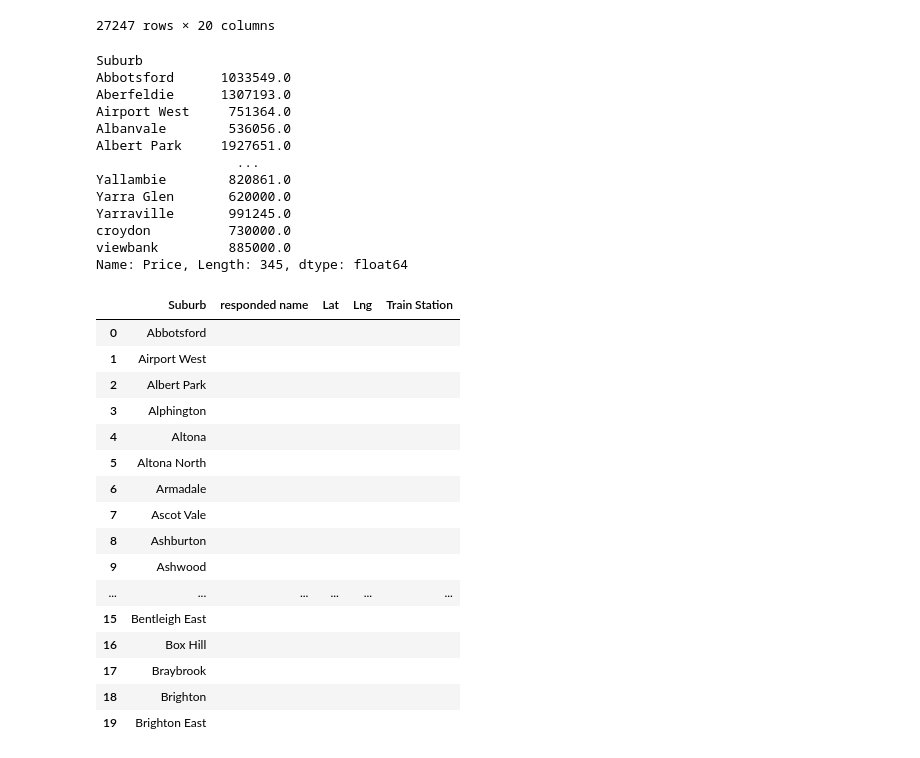
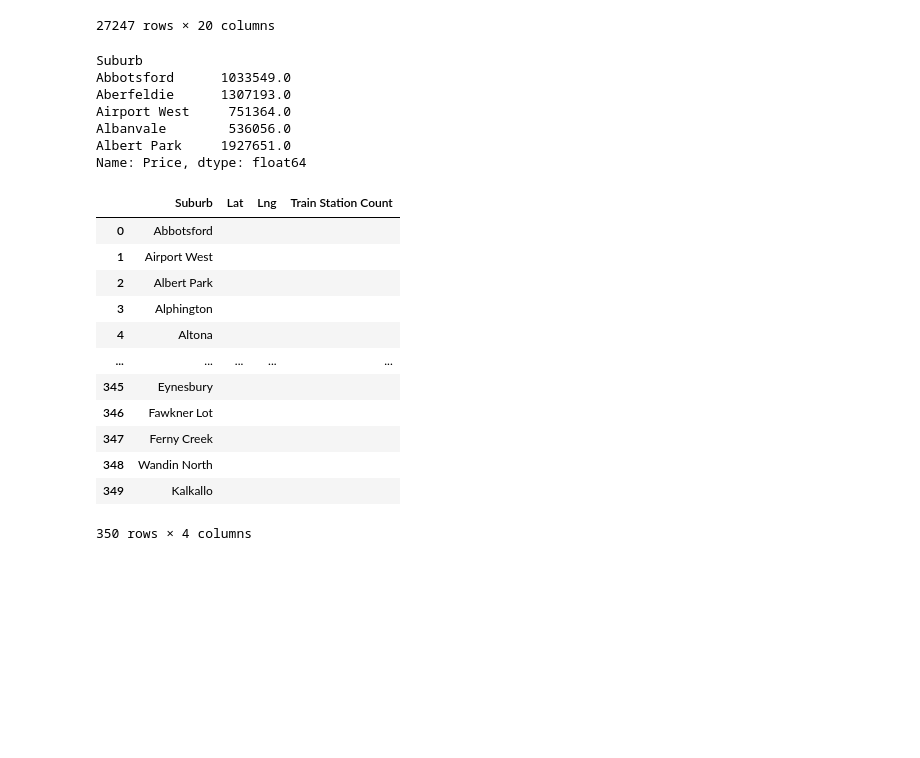
Before and after one commit to Franco1230/Data-Bootcamp-Project-1, a Jupyter notebook: Main.ipynb, the cells around one changed output. Saved outputs shown, nothing was run; the diff lists cells and outputs as text; code cells hidden in the pictures; blank space fills up the shorter version.

```diff
--- a/Main.ipynb
+++ b/Main.ipynb
@@ -124,7 +124,7 @@ cleaned_house_data
 27247 rows × 20 columns
 # %%
 suburbs_price_mean = round(cleaned_house_data.groupby("Suburb").mean()["Price"], 0)
-suburbs_price_mean
+suburbs_price_mean.head()
 # %% [output]
 Suburb
 Abbotsford      1033549.0
@@ -132,13 +132,7 @@ Aberfeldie      1307193.0
 Airport West     751364.0
 Albanvale        536056.0
 Albert Park     1927651.0
-                  ...
-Yallambie        820861.0
-Yarra Glen       620000.0
-Yarraville       991245.0
-croydon          730000.0
-viewbank         885000.0
-Name: Price, Length: 345, dtype: float64
+Name: Price, dtype: float64
 # %%
 # # Drop un-needed columns from the original data frame
 # train_station_df = house_data.loc[:, ["Suburb", "Lattitude", "Longtitude"]]
@@ -147,32 +141,27 @@ Name: Price, Length: 345, dtype: float64
 # %%
 # Drop un-needed columns from the original data frame
 train_station_df = house_data.loc[:, ["Suburb"]]
-train_station_df["responded name"] = ""
 train_station_df["Lat"] = ""
 train_station_df["Lng"] = ""
-train_station_df["Train Station"] = ""
+train_station_df["Train Station Count"] = ""
 train_station_df = train_station_df.dropna()
 train_station_df = train_station_df.drop_duplicates("Suburb")
 train_station_df = train_station_df.reset_index(drop = True)
-train_station_df.head(20)
+train_station_df.head(-1)
 # %% [output]
-|  | Suburb | responded name | Lat | Lng | Train Station |
-| 0 | Abbotsford |  |  |  |  |
-| 1 | Airport West |  |  |  |  |
-| 2 | Albert Park |  |  |  |  |
-| 3 | Alphington |  |  |  |  |
-| 4 | Altona |  |  |  |  |
-| 5 | Altona North |  |  |  |  |
-| 6 | Armadale |  |  |  |  |
-| 7 | Ascot Vale |  |  |  |  |
-| 8 | Ashburton |  |  |  |  |
-| 9 | Ashwood |  |  |  |  |
-| ... | ... | ... | ... | ... | ... |
-| 15 | Bentleigh East |  |  |  |  |
-| 16 | Box Hill |  |  |  |  |
-| 17 | Braybrook |  |  |  |  |
-| 18 | Brighton |  |  |  |  |
-| 19 | Brighton East |  |  |  |  |
+|  | Suburb | Lat | Lng | Train Station Count |
+| 0 | Abbotsford |  |  |  |
+| 1 | Airport West |  |  |  |
+| 2 | Albert Park |  |  |  |
+| 3 | Alphington |  |  |  |
+| 4 | Altona |  |  |  |
+| ... | ... | ... | ... | ... |
+| 345 | Eynesbury |  |  |  |
+| 346 | Fawkner Lot |  |  |  |
+| 347 | Ferny Creek |  |  |  |
+| 348 | Wandin North |  |  |  |
+| 349 | Kalkallo |  |  |  |
+350 rows × 4 columns
 # %%
 # Setup Query URL
 base_url = "https://maps.googleapis.com/maps/api/geocode/json"
```
Also changed, not shown: parts of 7 cells of this notebook, 1 other file.
